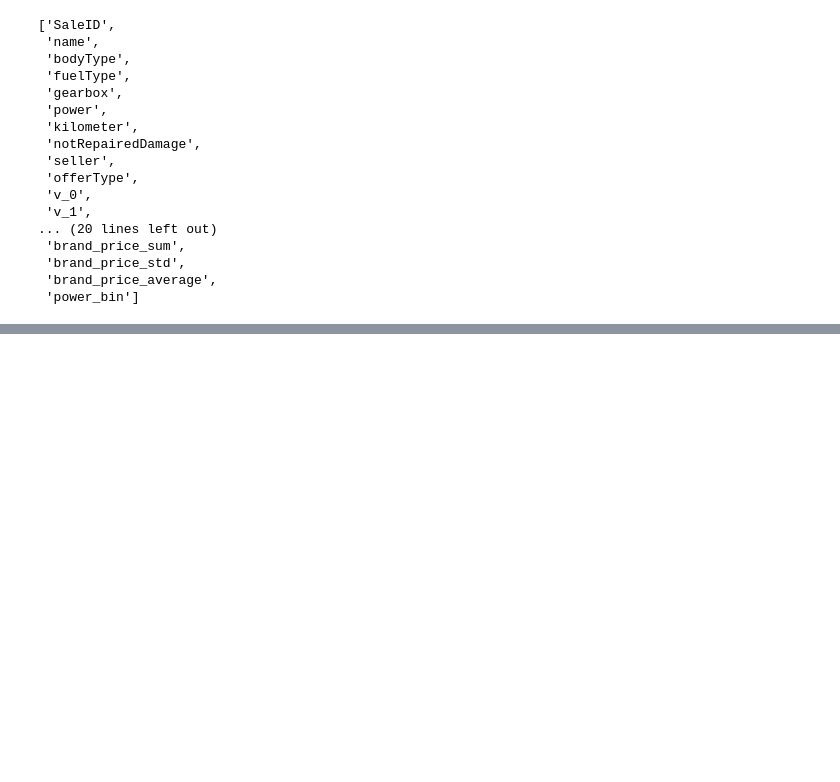
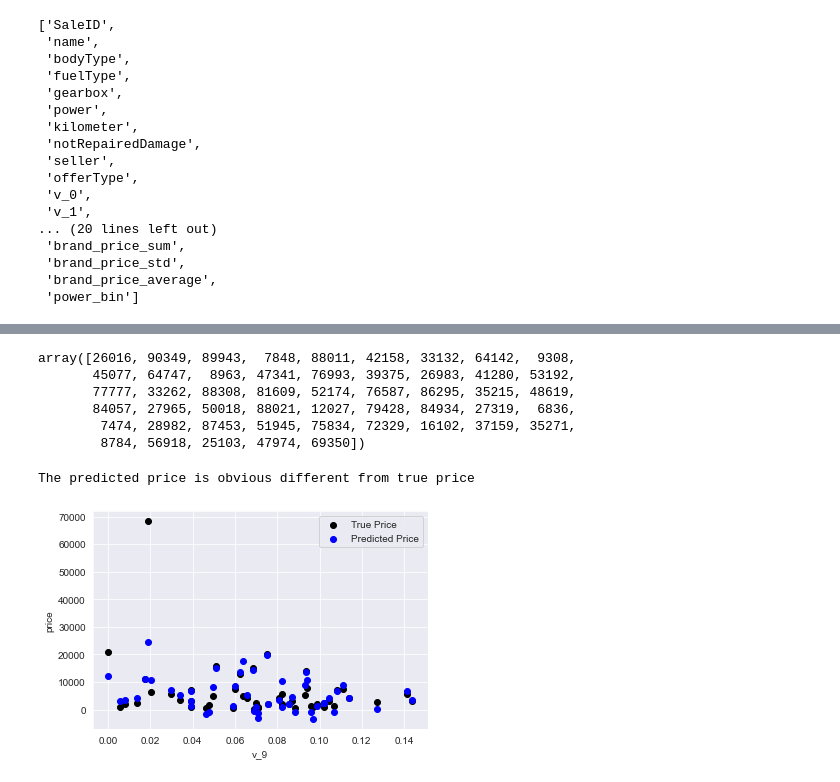
Before and after one commit to SihanWang-WHU/cars_deal_price_prediction, a Jupyter notebook: modelling.ipynb, the cells around one changed output, grey strips where cells are left out. Cells and saved outputs as stored; diff of their text form; code cells hidden in the pictures; blank space fills up the shorter version.

Commit message:
modelling - linear and unlinear

```diff
--- a/modelling.ipynb
+++ b/modelling.ipynb
@@ -67,3 +81,10 @@ continuous_feature_names
  'brand_price_std',
  'brand_price_average',
  'power_bin']
+# %%
+sample_feature = sample_feature.dropna().replace('-', 0).reset_index(drop=True)
+sample_feature['notRepairedDamage'] = sample_feature['notRepairedDamage'].astype(np.float32)
+train = sample_feature[continuous_feature_names + ['price']]
+
+train_X = train[continuous_feature_names]
+train_y = train['price']
@@ -69,0 +93,4 @@ continuous_feature_names
+# %%
+model = LinearRegression(normalize=True)
+# %%
+model = model.fit(train_X, train_y)
@@ -69,0 +121,21 @@ continuous_feature_names
+# %%
+subsample_index = np.random.randint(low=0, high=len(train_y), size=50)
+subsample_index
+# %% [output]
+array([26016, 90349, 89943,  7848, 88011, 42158, 33132, 64142,  9308,
+       45077, 64747,  8963, 47341, 76993, 39375, 26983, 41280, 53192,
+       77777, 33262, 88308, 81609, 52174, 76587, 86295, 35215, 48619,
+       84057, 27965, 50018, 88021, 12027, 79428, 84934, 27319,  6836,
+        7474, 28982, 87453, 51945, 75834, 72329, 16102, 37159, 35271,
+        8784, 56918, 25103, 47974, 69350])
+# %%
+plt.scatter(train_X['v_9'][subsample_index], train_y[subsample_index], color='black')
+plt.scatter(train_X['v_9'][subsample_index], model.predict(train_X.loc[subsample_index]), color='blue')
+plt.xlabel('v_9')
+plt.ylabel('price')
+plt.legend(['True Price','Predicted Price'],loc='upper right')
+print('The predicted price is obvious different from true price')
+plt.show()
+# %% [output]
+The predicted price is obvious different from true price
+[figure, added]
```
Also changed, not shown: parts of 34 cells of this notebook.
